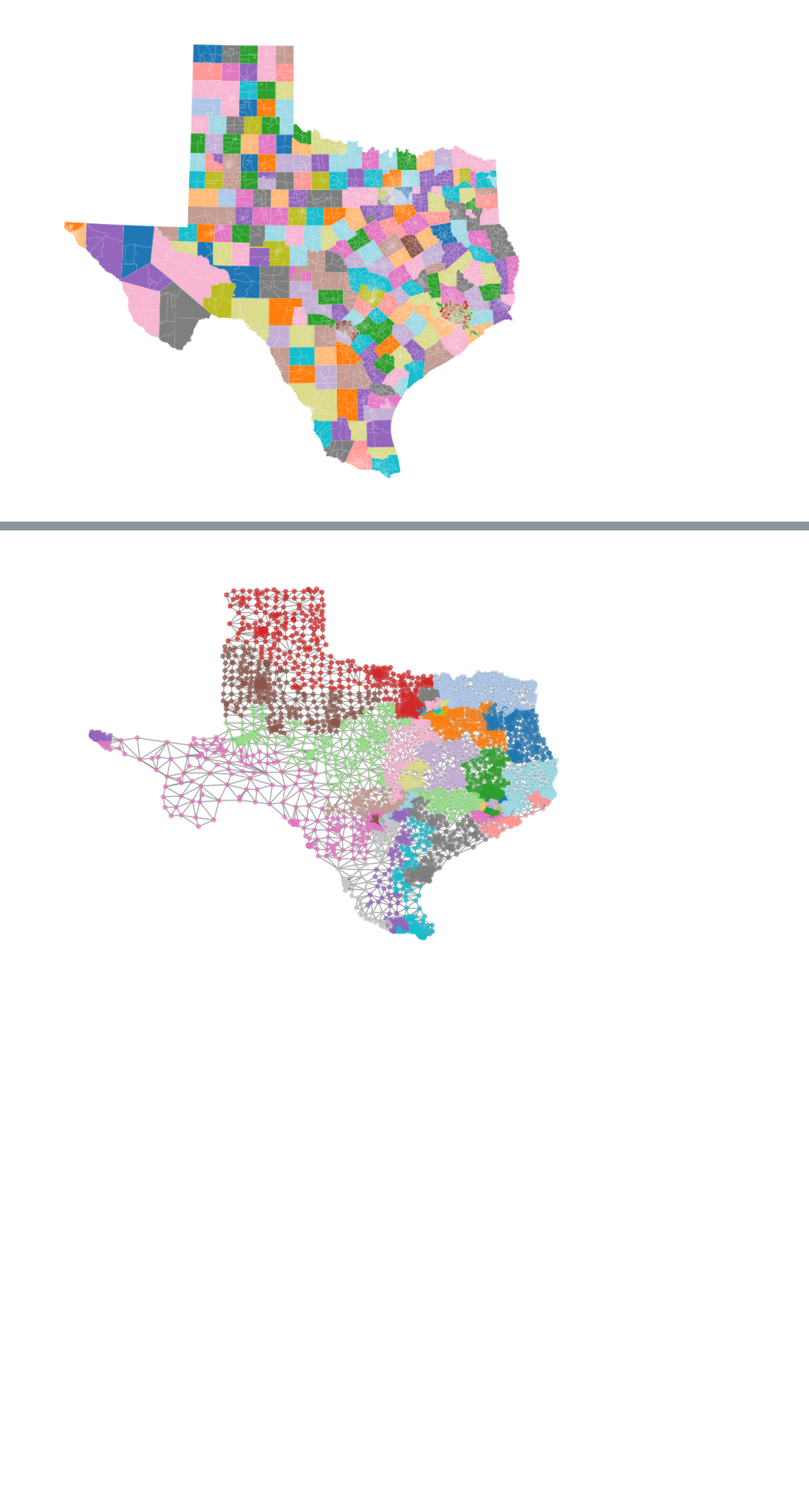
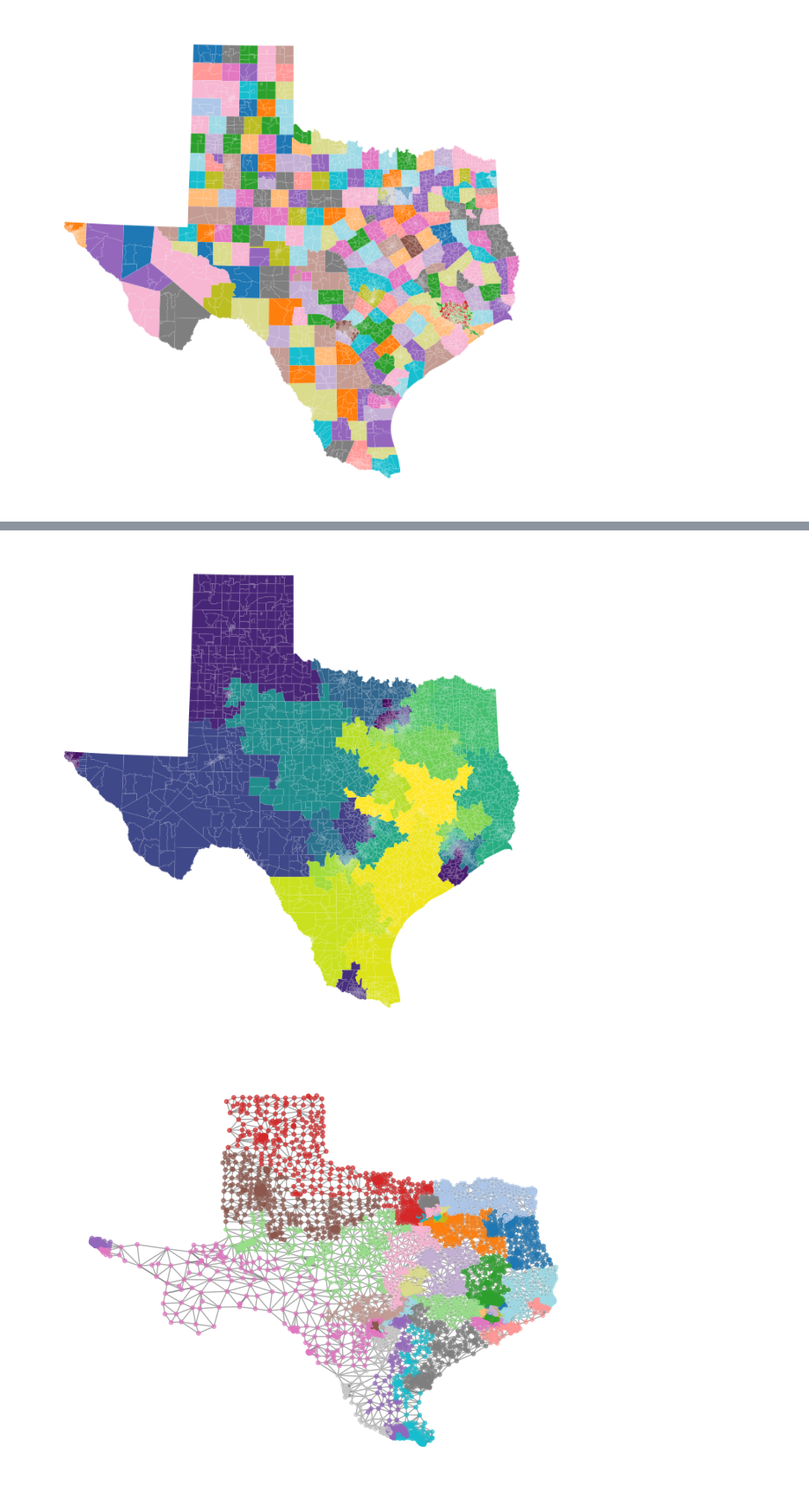
Before and after one commit to uwescience/dssg2021-redistricting, a Jupyter notebook: Texas/02_TX_EDA_Modeling_Decisions.ipynb, the cells around one changed output, grey strips where cells are left out. Shown at 88% size. Saved outputs shown, nothing was run; the diff lists cells and outputs as text; code cells hidden in the pictures; blank space fills up the shorter version.

```diff
--- a/Texas/02_TX_EDA_Modeling_Decisions.ipynb
+++ b/Texas/02_TX_EDA_Modeling_Decisions.ipynb
@@ -97,3 +110,7 @@ utility_functions.plot_district_map(state_gdf, state_gdf['CD'].to_dict())
+# %%
+utility_functions.plot_district_map(state_gdf, state_gdf['Seed_Demo_'].to_dict())
+# %% [output]
+[figure, added]
 # %%
 centroids = state_gdf.centroid
 c_x = centroids.x
```
Also changed, not shown: parts of 7 cells of this notebook.
